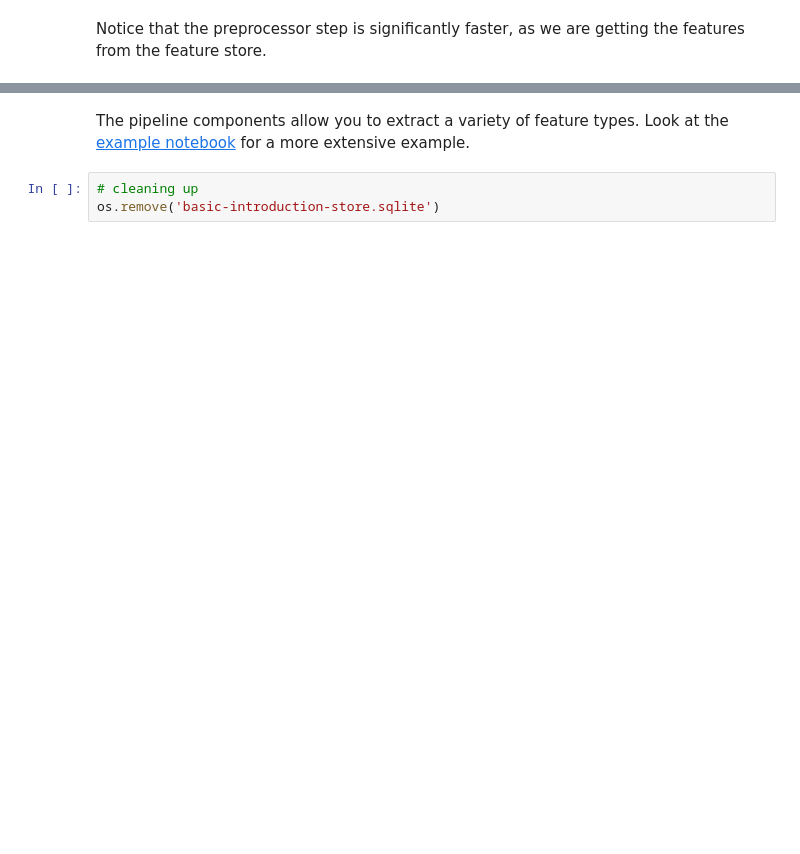
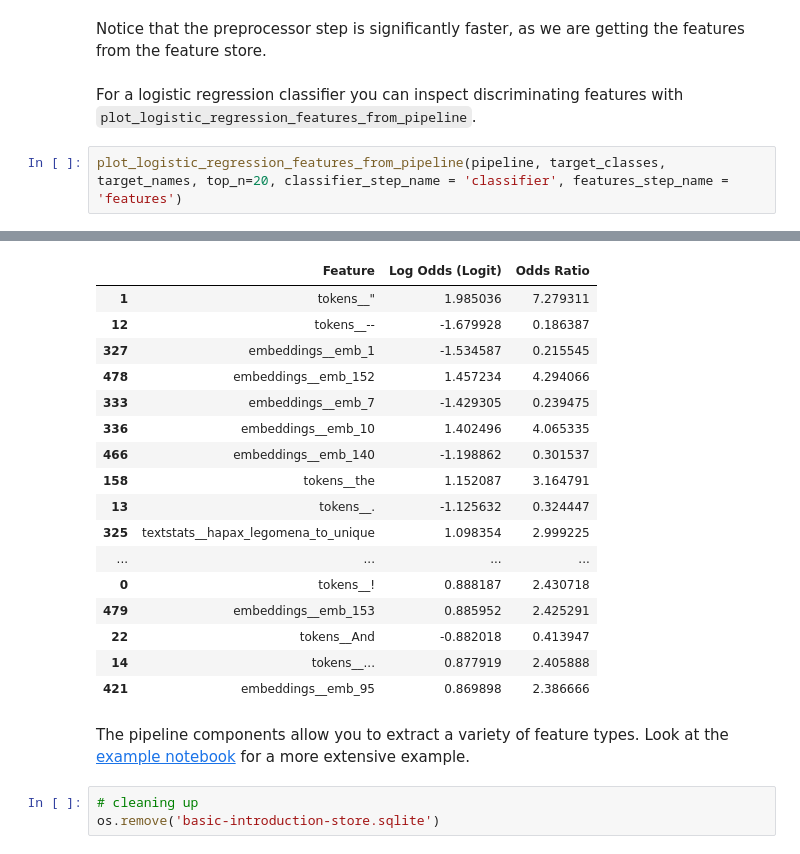
Before and after one commit to polsci/textplumber, a Jupyter notebook: nbs/basic-introduction.ipynb, the cells around one changed output, grey strips where cells are left out. Cells and saved outputs as stored; diff of their text form; blank space fills up the shorter version.

```diff
--- a/nbs/basic-introduction.ipynb
+++ b/nbs/basic-introduction.ipynb
@@ -172,2 +172,7 @@ weighted avg      0.956     0.956     0.956      1721
 # %% [markdown]
 Notice that the preprocessor step is significantly faster, as we are getting the features from the feature store.
+# %% [markdown]
+For a logistic regression classifier you can inspect discriminating features with `plot_logistic_regression_features_from_pipeline`.
+# %%
+plot_logistic_regression_features_from_pipeline(pipeline, target_classes, target_names, top_n=20, classifier_step_name = 'classifier', features_step_name = 'features')
+# %% [output]
@@ -174,3 +180,20 @@ Notice that the preprocessor step is significantly faster, as we are getting the
+|  | Feature | Log Odds (Logit) | Odds Ratio |
+| 1 | tokens__" | 1.985036 | 7.279311 |
+| 12 | tokens__-- | -1.679928 | 0.186387 |
+| 327 | embeddings__emb_1 | -1.534587 | 0.215545 |
+| 478 | embeddings__emb_152 | 1.457234 | 4.294066 |
+| 333 | embeddings__emb_7 | -1.429305 | 0.239475 |
+| 336 | embeddings__emb_10 | 1.402496 | 4.065335 |
+| 466 | embeddings__emb_140 | -1.198862 | 0.301537 |
+| 158 | tokens__the | 1.152087 | 3.164791 |
+| 13 | tokens__. | -1.125632 | 0.324447 |
+| 325 | textstats__hapax_legomena_to_unique | 1.098354 | 2.999225 |
+| ... | ... | ... | ... |
+| 0 | tokens__! | 0.888187 | 2.430718 |
+| 479 | embeddings__emb_153 | 0.885952 | 2.425291 |
+| 22 | tokens__And | -0.882018 | 0.413947 |
+| 14 | tokens__... | 0.877919 | 2.405888 |
+| 421 | embeddings__emb_95 | 0.869898 | 2.386666 |
 # %% [markdown]
 The pipeline components allow you to extract a variety of feature types. Look at the [example notebook](example.ipynb) for a more extensive example.
 # %%
```
Also changed, not shown: parts of 5 cells of this notebook.
